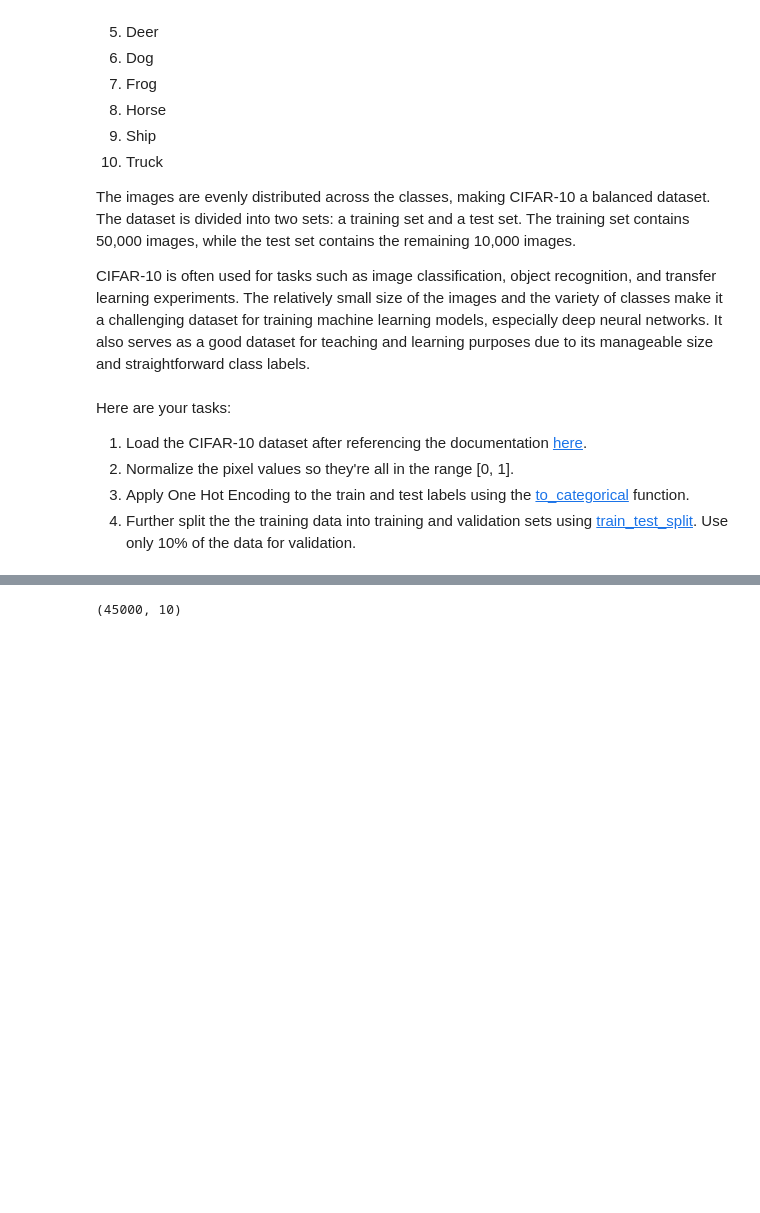
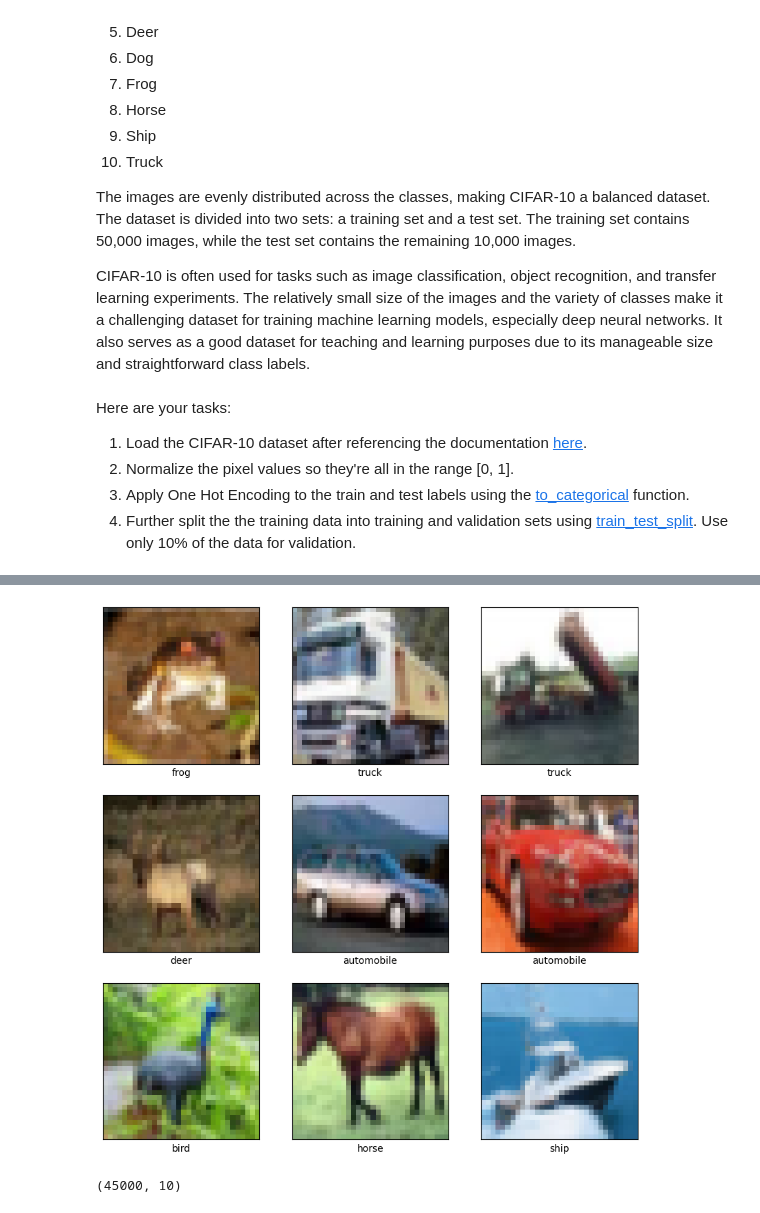
Before and after one commit to smyazdani/ucsd_ml-ai_bootcamp, a Jupyter notebook: Student_MLE_MiniProject_Fine_Tuning.ipynb, the cells around one changed output, grey strips where cells are left out. Cells and saved outputs as stored; diff of their text form; code cells hidden in the pictures; blank space fills up the shorter version.

```diff
--- a/Student_MLE_MiniProject_Fine_Tuning.ipynb
+++ b/Student_MLE_MiniProject_Fine_Tuning.ipynb
@@ -79,6 +79,27 @@ Downloading data from https://www.cs.toronto.edu/~kriz/cifar-10-python.tar.gz
 # Normalize the pixel values to [0, 1]
 x_train = x_train / 255.0
 x_test = x_test / 255.0
+# %%
+import matplotlib.pyplot as plt
+# Function to plot images
+def plot_images(images, labels, class_names):
+    plt.figure(figsize=(10, 10))
+    for i in range(9):
+        plt.subplot(3, 3, i + 1)
+        plt.xticks([])
+        plt.yticks([])
+        plt.grid(False)
+        plt.imshow(images[i])
+        plt.xlabel(class_names[labels[i][0]])
+    plt.show()
+
+# Class names in CIFAR-10
+class_names = ['airplane', 'automobile', 'bird', 'cat', 'deer', 'dog', 'frog', 'horse', 'ship', 'truck']
+# %%
+# Plot some images with their labels
+plot_images(x_train, y_train, class_names)
+# %% [output]
+[figure, added]
 # %%
 # One-hot encode the labels
 y_train = to_categorical(y_train)
```
Also changed, not shown: parts of 7 cells of this notebook.
